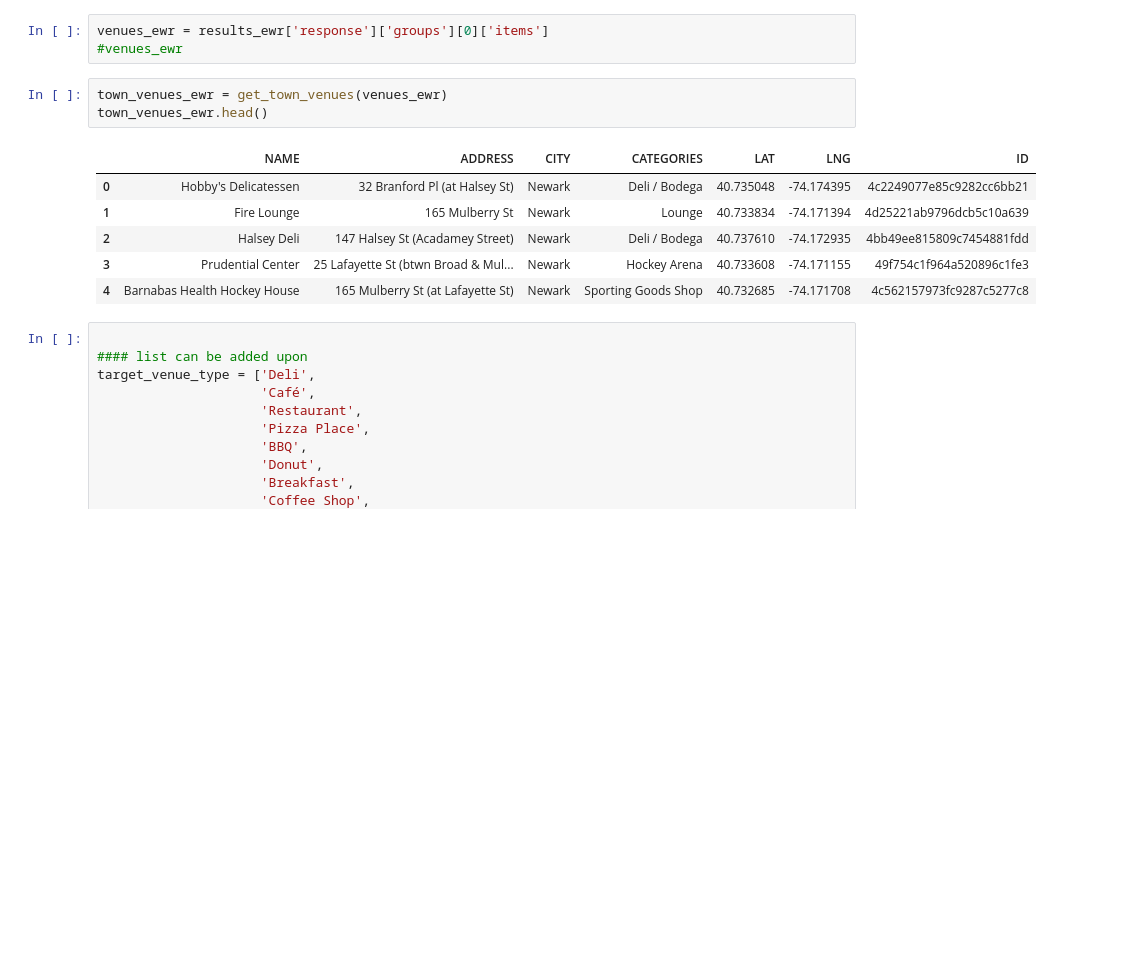
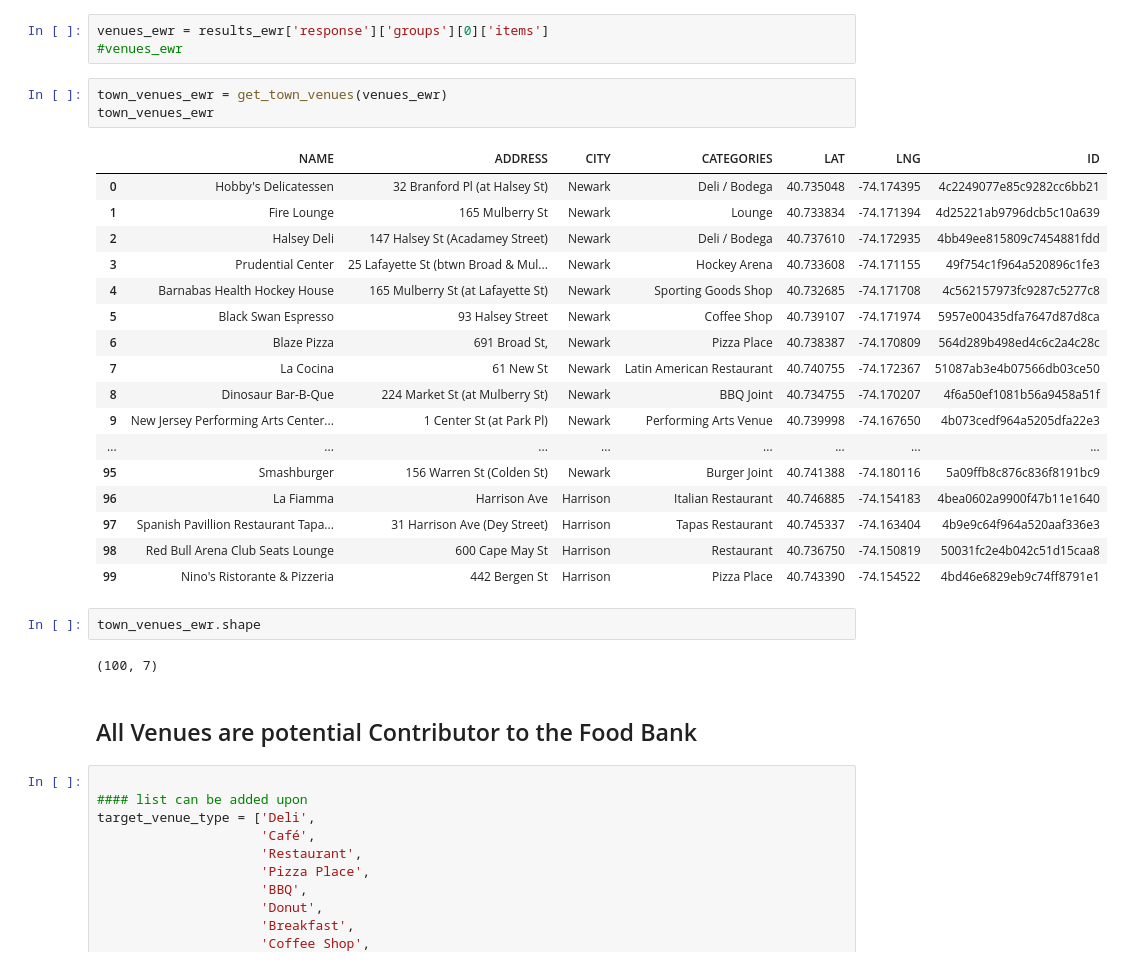
Before and after one commit to bgina875/CourseraCapstone, a Jupyter notebook: My CapstoneProjectWeek2.ipynb, the cells around one changed output. Drawn from its saved outputs; the diff is of its cells as text; blank space fills up the shorter version.

```diff
--- a/My CapstoneProjectWeek2.ipynb
+++ b/My CapstoneProjectWeek2.ipynb
@@ -479,14 +499,31 @@ venues_ewr = results_ewr['response']['groups'][0]['items']
 #venues_ewr
 # %%
 town_venues_ewr = get_town_venues(venues_ewr)
-town_venues_ewr.head()
+town_venues_ewr
 # %% [output]
 |  | NAME | ADDRESS | CITY | CATEGORIES | LAT | LNG | ID |
 | 0 | Hobby's Delicatessen | 32 Branford Pl (at Halsey St) | Newark | Deli / Bodega | 40.735048 | -74.174395 | 4c2249077e85c9282cc6bb21 |
 | 1 | Fire Lounge | 165 Mulberry St | Newark | Lounge | 40.733834 | -74.171394 | 4d25221ab9796dcb5c10a639 |
 | 2 | Halsey Deli | 147 Halsey St (Acadamey Street) | Newark | Deli / Bodega | 40.737610 | -74.172935 | 4bb49ee815809c7454881fdd |
 | 3 | Prudential Center | 25 Lafayette St (btwn Broad & Mul... | Newark | Hockey Arena | 40.733608 | -74.171155 | 49f754c1f964a520896c1fe3 |
 | 4 | Barnabas Health Hockey House | 165 Mulberry St (at Lafayette St) | Newark | Sporting Goods Shop | 40.732685 | -74.171708 | 4c562157973fc9287c5277c8 |
+| 5 | Black Swan Espresso | 93 Halsey Street | Newark | Coffee Shop | 40.739107 | -74.171974 | 5957e00435dfa7647d87d8ca |
+| 6 | Blaze Pizza | 691 Broad St, | Newark | Pizza Place | 40.738387 | -74.170809 | 564d289b498ed4c6c2a4c28c |
+| 7 | La Cocina | 61 New St | Newark | Latin American Restaurant | 40.740755 | -74.172367 | 51087ab3e4b07566db03ce50 |
+| 8 | Dinosaur Bar-B-Que | 224 Market St (at Mulberry St) | Newark | BBQ Joint | 40.734755 | -74.170207 | 4f6a50ef1081b56a9458a51f |
+| 9 | New Jersey Performing Arts Center... | 1 Center St (at Park Pl) | Newark | Performing Arts Venue | 40.739998 | -74.167650 | 4b073cedf964a5205dfa22e3 |
+| ... | ... | ... | ... | ... | ... | ... | ... |
+| 95 | Smashburger | 156 Warren St (Colden St) | Newark | Burger Joint | 40.741388 | -74.180116 | 5a09ffb8c876c836f8191bc9 |
+| 96 | La Fiamma | Harrison Ave | Harrison | Italian Restaurant | 40.746885 | -74.154183 | 4bea0602a9900f47b11e1640 |
+| 97 | Spanish Pavillion Restaurant Tapa... | 31 Harrison Ave (Dey Street) | Harrison | Tapas Restaurant | 40.745337 | -74.163404 | 4b9e9c64f964a520aaf336e3 |
+| 98 | Red Bull Arena Club Seats Lounge | 600 Cape May St | Harrison | Restaurant | 40.736750 | -74.150819 | 50031fc2e4b042c51d15caa8 |
+| 99 | Nino's Ristorante & Pizzeria | 442 Bergen St | Harrison | Pizza Place | 40.743390 | -74.154522 | 4bd46e6829eb9c74ff8791e1 |
+# %%
+town_venues_ewr.shape
+# %% [output]
+(100, 7)
+# %% [markdown]
+## All Venues are potential Contributor to the Food Bank
 # %%
 
 #### list can be added upon
```
Also changed, not shown: parts of 22 cells of this notebook.
